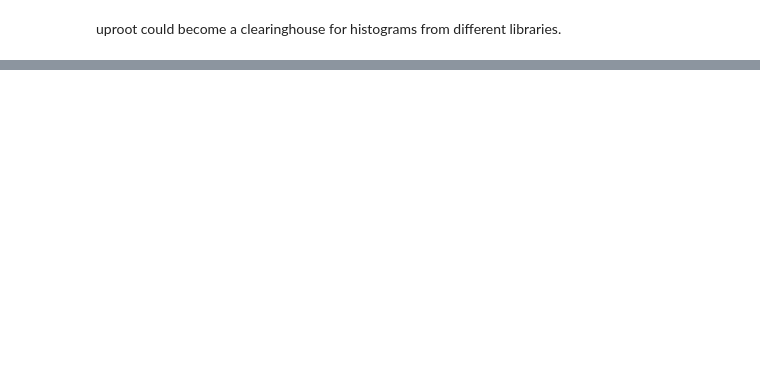
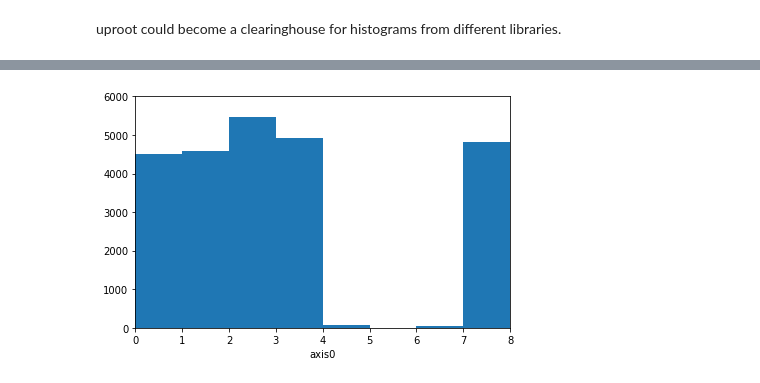
Before and after one commit to jpivarski-talks/jupyter-talks, a Jupyter notebook: 2018-09-28-uproot3-update/uproot-3.ipynb, the cells around one changed output, grey strips where cells are left out. Drawn from its saved outputs; the diff is of its cells as text; code cells hidden in the pictures; blank space fills up the shorter version.

```diff
--- a/2018-09-28-uproot3-update/uproot-3.ipynb
+++ b/2018-09-28-uproot3-update/uproot-3.ipynb
@@ -165,0 +176,8 @@ f["another"] = h
+# %%
+f = uproot.recreate("tmp.root")
+f["one"]   = numpy.histogram(numpy.random.normal(1, 0.6, 10000), bins=8, range=(0, 8))
+f["two"]   = numpy.histogram(numpy.random.normal(3, 0.4, 10000), bins=8, range=(0, 8))
+f["three"] = numpy.histogram(numpy.random.normal(9, 0.6, 100000), bins=8, range=(0, 8))
+one   = f["one"].pandas()
+two   = f["two"].pandas()
+three = f["three"].pandas()
@@ -165,0 +203,6 @@ f["another"] = h
+# %%
+import functools
+def add(*args):
+    return functools.reduce(lambda x, y: x.add(y, fill_value=0), args)
+
+display(add(one, two)); display(add(two, three)); display(add(one, two, three))
@@ -165,0 +231,5 @@ f["another"] = h
+# %%
+f["all"] = add(one, two, three)
+f["all"].physt().plot();
+# %% [output]
+[figure, added]
```
Also changed, not shown: parts of 24 cells of this notebook.
